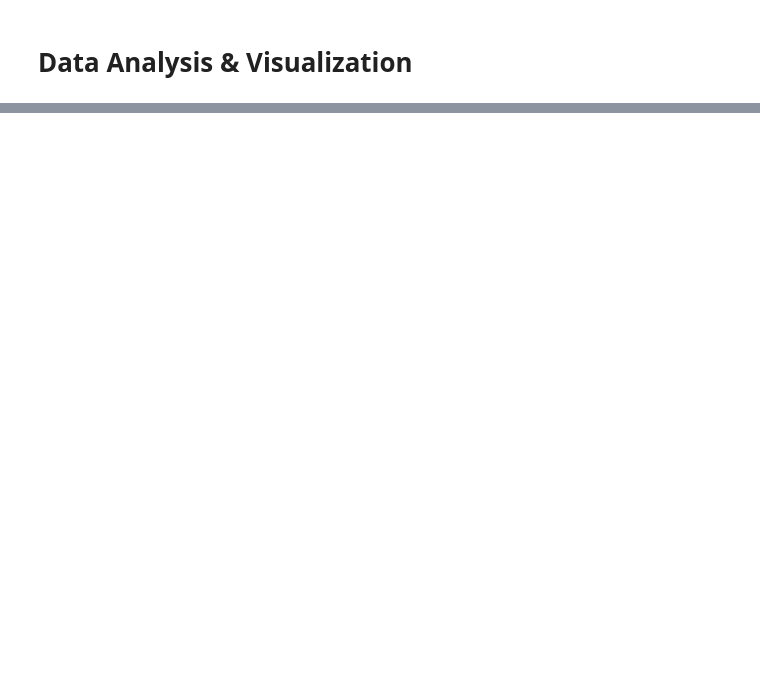
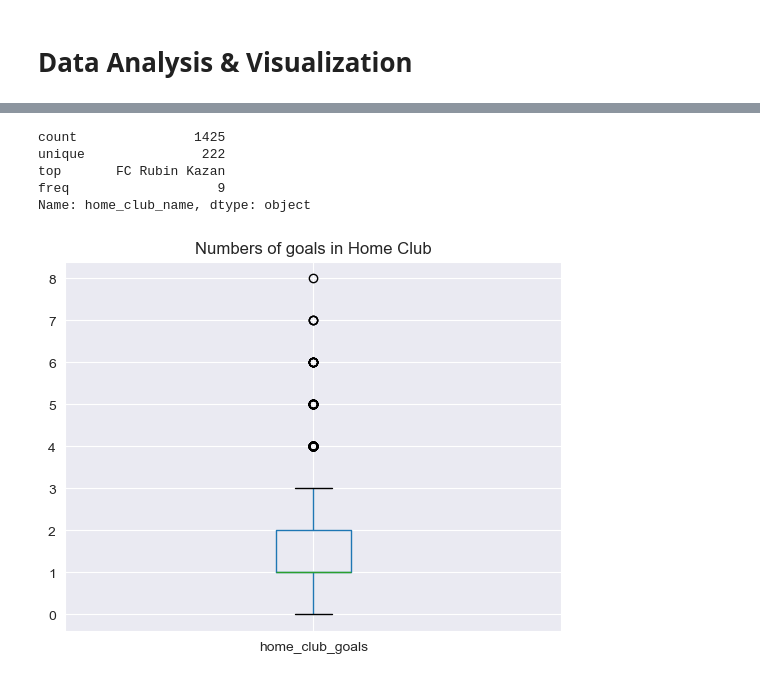
Before and after one commit to RiccardoPili/Football-Data-Analysis, a Jupyter notebook: games.ipynb, the cells around one changed output, grey strips where cells are left out. Drawn from its saved outputs; the diff is of its cells as text; code cells hidden in the pictures; blank space fills up the shorter version.

```diff
--- a/games.ipynb
+++ b/games.ipynb
@@ -30,0 +30,3 @@ games_df
+# %%
+games_df = games_df.set_index('game_id')
+games_df.head(10)
@@ -31,2 +154,30 @@ games_df
 # %% [markdown]
 # Data Analysis & Visualization
+# %%
+#making a dataframe subset and reordering columns
+games_df = games_df [
+    ['competition_id',
+     'season',
+     'round',
+     'date',
+     'home_club_id',
+     'home_club_name',
+     'home_club_goals',
+     'home_club_position',
+     'home_club_manager_name',
+     'home_club_formation',
+     'away_club_id',
+     'away_club_name',
+     'away_club_goals',
+     'away_club_position',
+     'away_club_manager_name',
+     'away_club_formation',
+     'stadium',
+     'attendance',
+     'referee',
+     #'url',
+     'aggregate',
+     'competition_type']
+]
+
+games_df.sort_values("home_club_name", ascending = True)
@@ -32,0 +199,2 @@ games_df
+# %%
+games_df = games_df.rename(columns={'aggregate':'score'})
@@ -32,0 +218,16 @@ games_df
+# %%
+# checking variable home_club_name
+games_df['home_club_name'].describe()
+# %% [output]
+count               1425
+unique               222
+top       FC Rubin Kazan
+freq                   9
+Name: home_club_name, dtype: object
+# %%
+# check for goal outliers
+ax = games_df.boxplot(column='home_club_goals')
+ax.set_title('Numbers of goals in Home Club')
+plt.show()
+# %% [output]
+[figure, added]
```
Also changed, not shown: parts of 15 cells of this notebook, 1 other file.
